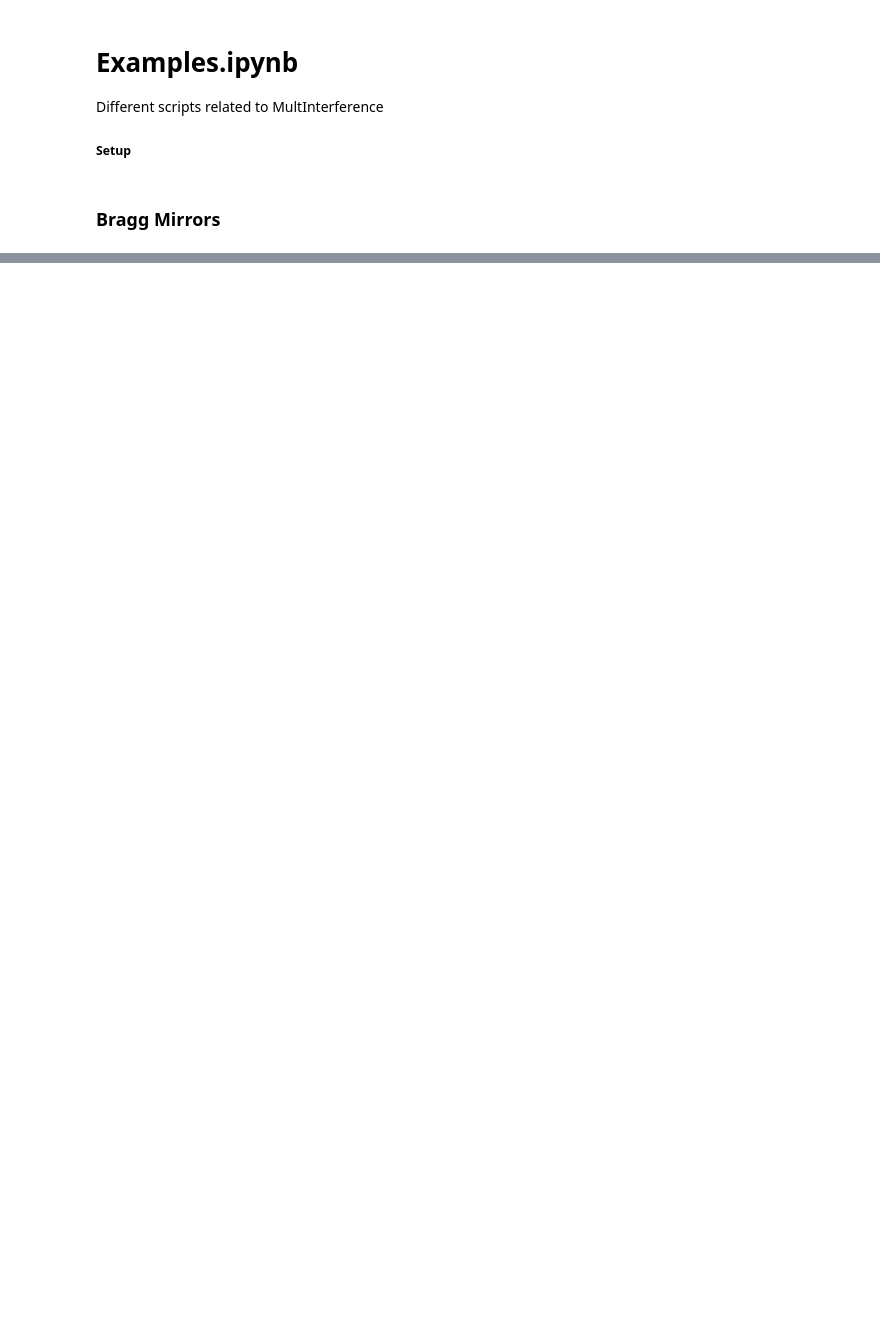
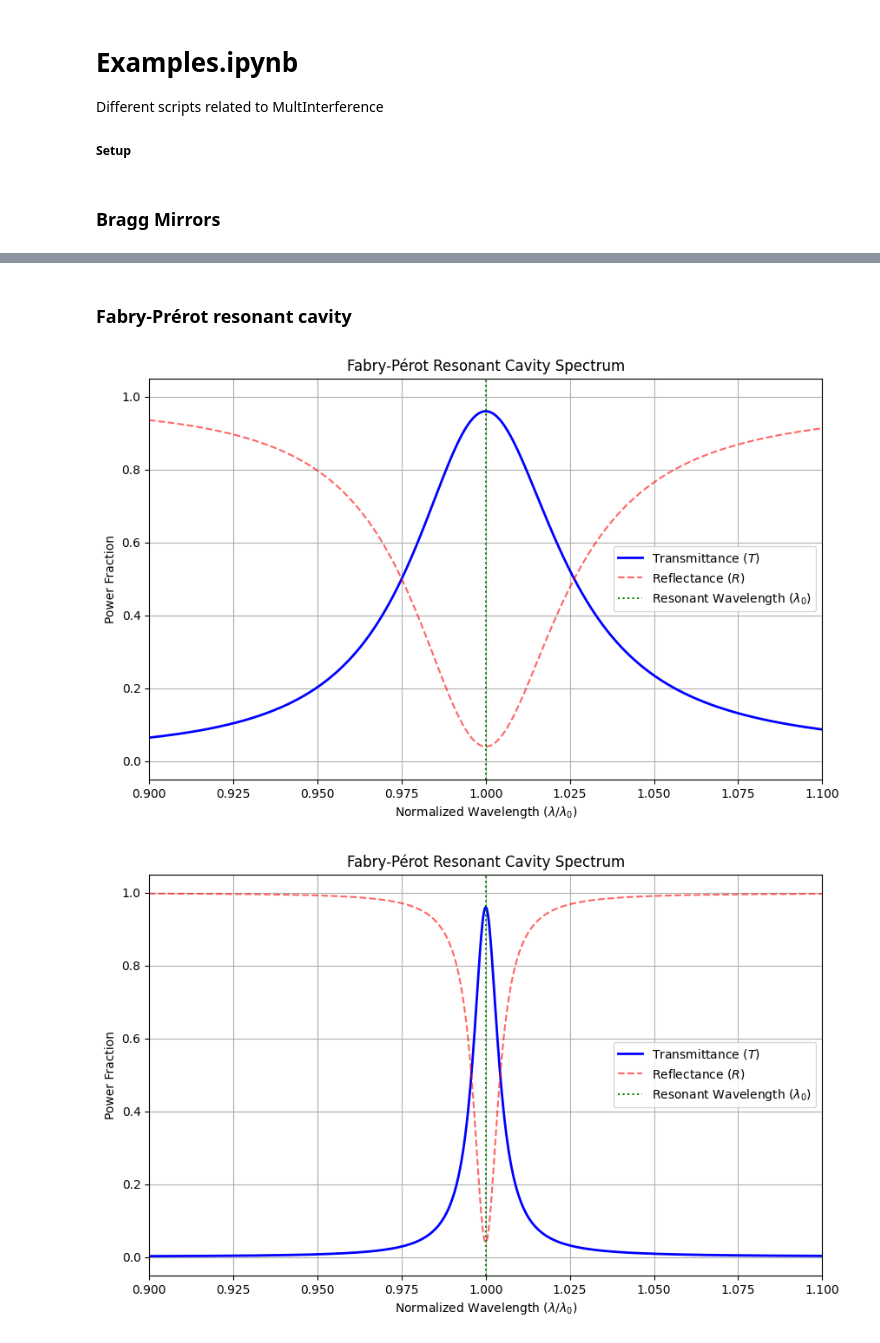
Before and after one commit to LucasBerredo/MultInterference, a Jupyter notebook: Python/examples.ipynb, the cells around one changed output, grey strips where cells are left out. Saved outputs shown, nothing was run; the diff lists cells and outputs as text; code cells hidden in the pictures; blank space fills up the shorter version.

Commit message:
Add Fabry-Perot

```diff
--- a/Python/examples.ipynb
+++ b/Python/examples.ipynb
@@ -49,0 +54,22 @@ for m in ms:
+# %% [markdown]
+### Fabry-Prérot resonant cavity
+# %%
+from Fabry_perot import fabry_perot
+
+## Parameters
+lam0 = 1.0
+n_High = 3.5
+n_Low = 1.5
+n_cavity = 3.5
+n_inc = 1.0
+n_sub = 1.5
+cav_mult = 2.0
+theta_i0 = 0.0
+mesh_len = 2000
+
+ms = [1, 2, 4]
+for m in ms:
+    fabry_perot(lam0, n_High, n_Low, n_cavity, n_inc, n_sub, m, cav_mult, theta_i0, mesh_len)
+# %% [output]
+[figure, added]
+[figure, added]
```
Also changed, not shown: parts of 2 cells of this notebook, 2 other files.
